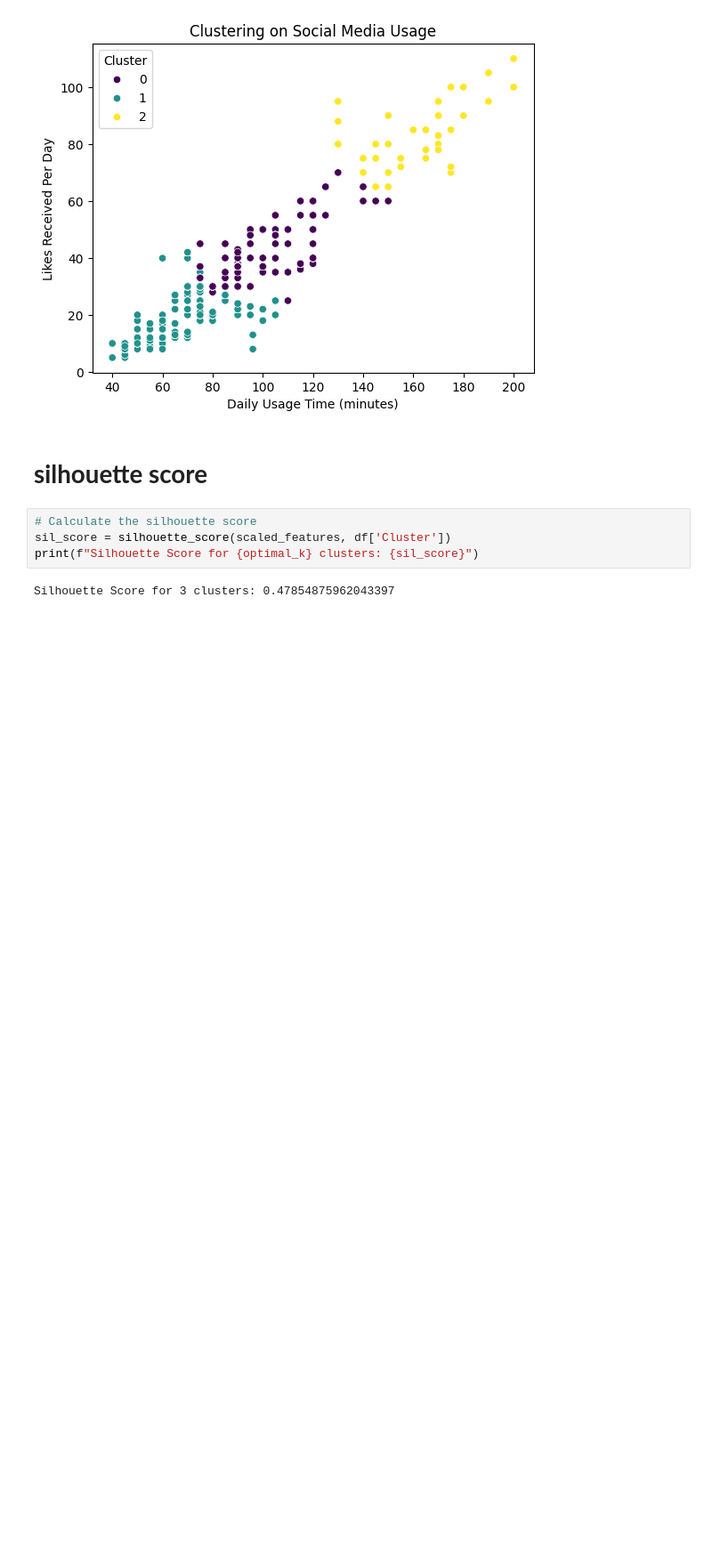
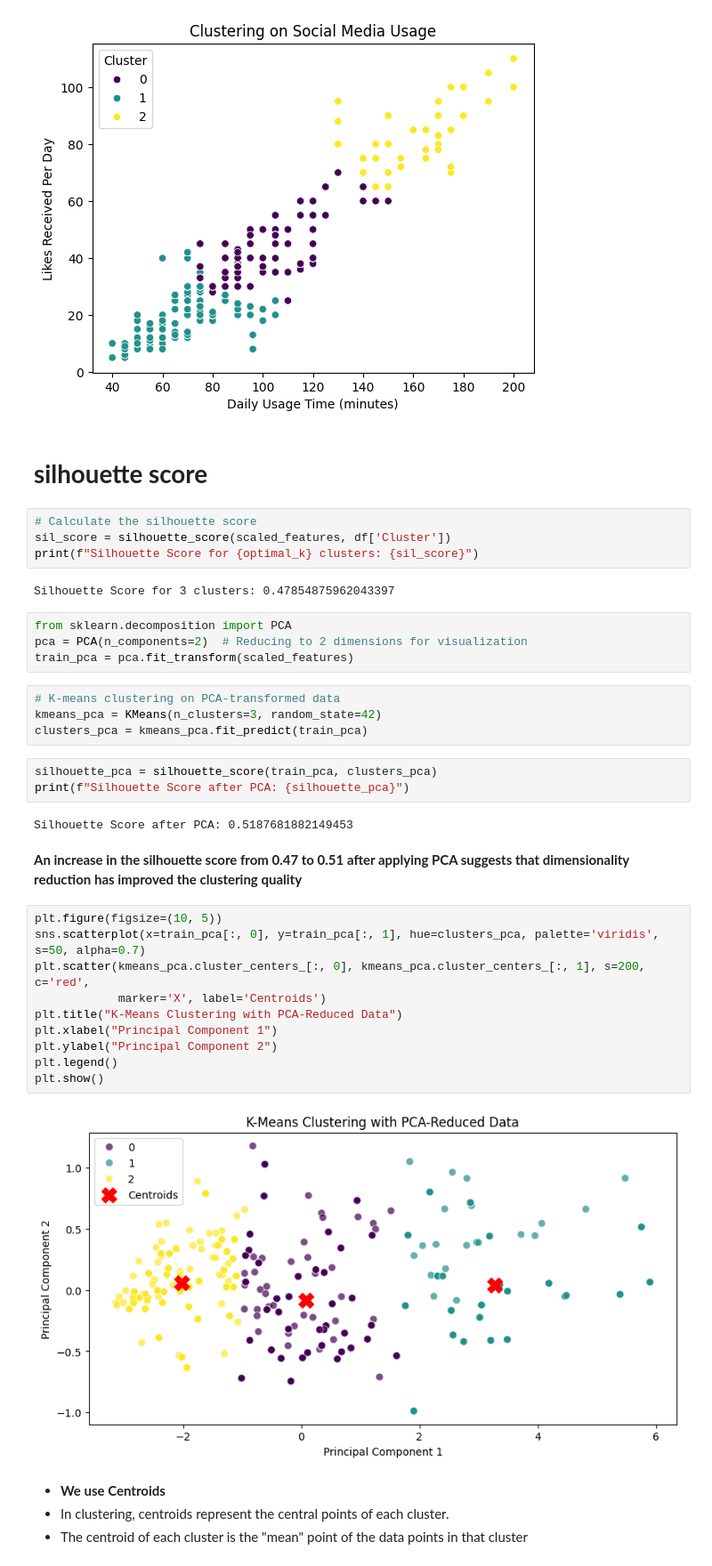
Before and after one commit to ShakilM26/Machine-Learning-Projects, a Jupyter notebook: Clustering/Clustering on social media Usage/Behavioral Clustering of Social Media Users.ipynb, the cells around one changed output. Shown: that part at 89% size. Saved outputs shown, nothing was run; the diff lists cells and outputs as text; blank space fills up the shorter version.

```diff
--- a/Clustering/Clustering on social media Usage/Behavioral Clustering of Social Media Users.ipynb
+++ b/Clustering/Clustering on social media Usage/Behavioral Clustering of Social Media Users.ipynb
@@ -211,3 +211,34 @@ sil_score = silhouette_score(scaled_features, df['Cluster'])
 print(f"Silhouette Score for {optimal_k} clusters: {sil_score}")
 # %% [output]
 Silhouette Score for 3 clusters: 0.47854875962043397
+# %%
+from sklearn.decomposition import PCA
+pca = PCA(n_components=2)  # Reducing to 2 dimensions for visualization
+train_pca = pca.fit_transform(scaled_features)
+# %%
+# K-means clustering on PCA-transformed data
+kmeans_pca = KMeans(n_clusters=3, random_state=42)
+clusters_pca = kmeans_pca.fit_predict(train_pca)
+# %%
+silhouette_pca = silhouette_score(train_pca, clusters_pca)
+print(f"Silhouette Score after PCA: {silhouette_pca}")
+# %% [output]
+Silhouette Score after PCA: 0.5187681882149453
+# %% [markdown]
+**An increase in the silhouette score from 0.47 to 0.51 after applying PCA suggests that dimensionality reduction has improved the clustering quality**
+# %%
+plt.figure(figsize=(10, 5))
+sns.scatterplot(x=train_pca[:, 0], y=train_pca[:, 1], hue=clusters_pca, palette='viridis', s=50, alpha=0.7)
+plt.scatter(kmeans_pca.cluster_centers_[:, 0], kmeans_pca.cluster_centers_[:, 1], s=200, c='red',
+            marker='X', label='Centroids')
+plt.title("K-Means Clustering with PCA-Reduced Data")
+plt.xlabel("Principal Component 1")
+plt.ylabel("Principal Component 2")
+plt.legend()
+plt.show()
+# %% [output]
+[figure, added]
+# %% [markdown]
+* **We use Centroids**
+* In clustering, centroids represent the central points of each cluster.
+* The centroid of each cluster is the "mean" point of the data points in that cluster
```
